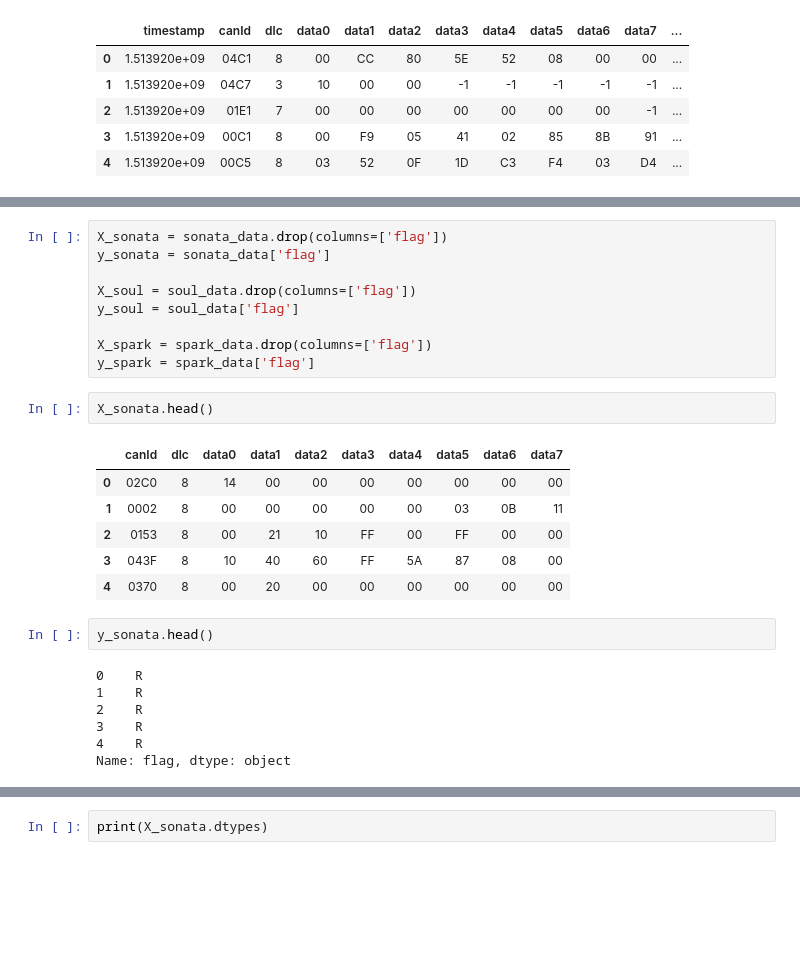
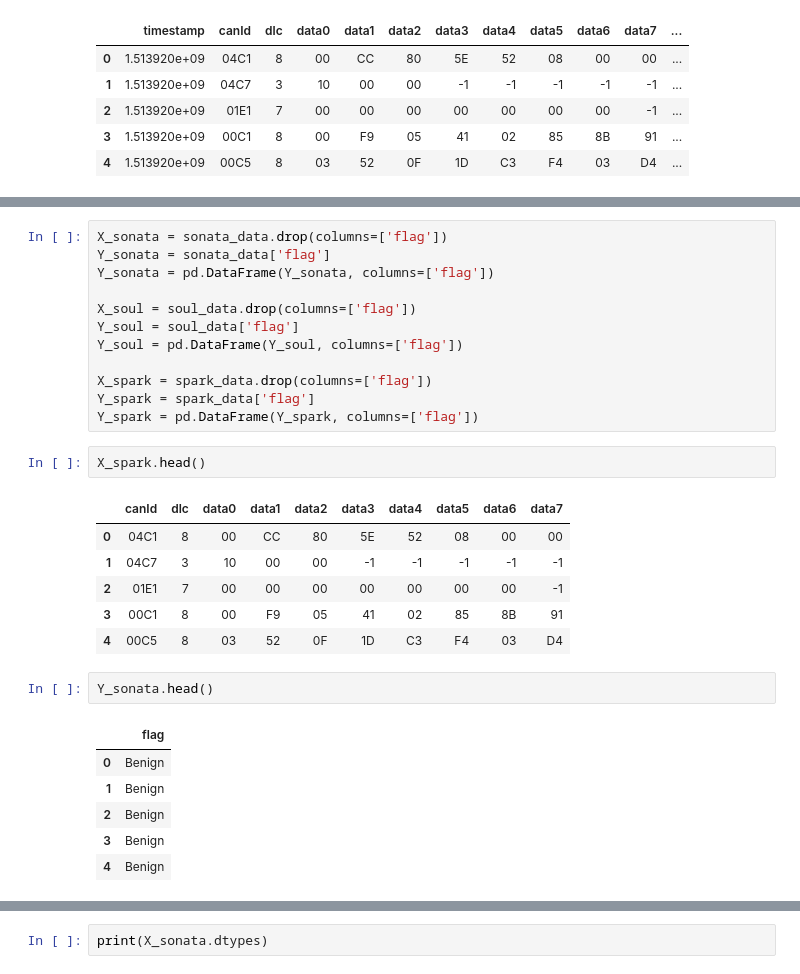
Before and after one commit to zsikorska/cps-can-bus, a Jupyter notebook: detection.ipynb, the cells around one changed output, grey strips where cells are left out. Saved outputs shown, nothing was run; the diff lists cells and outputs as text; blank space fills up the shorter version.

```diff
--- a/detection.ipynb
+++ b/detection.ipynb
@@ -61,27 +64,30 @@ spark_data.head()
 # %%
 X_sonata = sonata_data.drop(columns=['flag'])
-y_sonata = sonata_data['flag']
+Y_sonata = sonata_data['flag']
+Y_sonata = pd.DataFrame(Y_sonata, columns=['flag'])
 
 X_soul = soul_data.drop(columns=['flag'])
-y_soul = soul_data['flag']
+Y_soul = soul_data['flag']
+Y_soul = pd.DataFrame(Y_soul, columns=['flag'])
 
 X_spark = spark_data.drop(columns=['flag'])
-y_spark = spark_data['flag']
+Y_spark = spark_data['flag']
+Y_spark = pd.DataFrame(Y_spark, columns=['flag'])
 # %%
-X_sonata.head()
+X_spark.head()
 # %% [output]
 |  | canId | dlc | data0 | data1 | data2 | data3 | data4 | data5 | data6 | data7 |
-| 0 | 02C0 | 8 | 14 | 00 | 00 | 00 | 00 | 00 | 00 | 00 |
-| 1 | 0002 | 8 | 00 | 00 | 00 | 00 | 00 | 03 | 0B | 11 |
-| 2 | 0153 | 8 | 00 | 21 | 10 | FF | 00 | FF | 00 | 00 |
-| 3 | 043F | 8 | 10 | 40 | 60 | FF | 5A | 87 | 08 | 00 |
-| 4 | 0370 | 8 | 00 | 20 | 00 | 00 | 00 | 00 | 00 | 00 |
+| 0 | 04C1 | 8 | 00 | CC | 80 | 5E | 52 | 08 | 00 | 00 |
+| 1 | 04C7 | 3 | 10 | 00 | 00 | -1 | -1 | -1 | -1 | -1 |
+| 2 | 01E1 | 7 | 00 | 00 | 00 | 00 | 00 | 00 | 00 | -1 |
+| 3 | 00C1 | 8 | 00 | F9 | 05 | 41 | 02 | 85 | 8B | 91 |
+| 4 | 00C5 | 8 | 03 | 52 | 0F | 1D | C3 | F4 | 03 | D4 |
 # %%
-y_sonata.head()
+Y_sonata.head()
 # %% [output]
-0    R
-1    R
-2    R
-3    R
-4    R
-Name: flag, dtype: object
+|  | flag |
+| 0 | Benign |
+| 1 | Benign |
+| 2 | Benign |
+| 3 | Benign |
+| 4 | Benign |
```
Also changed, not shown: parts of 17 cells of this notebook.
